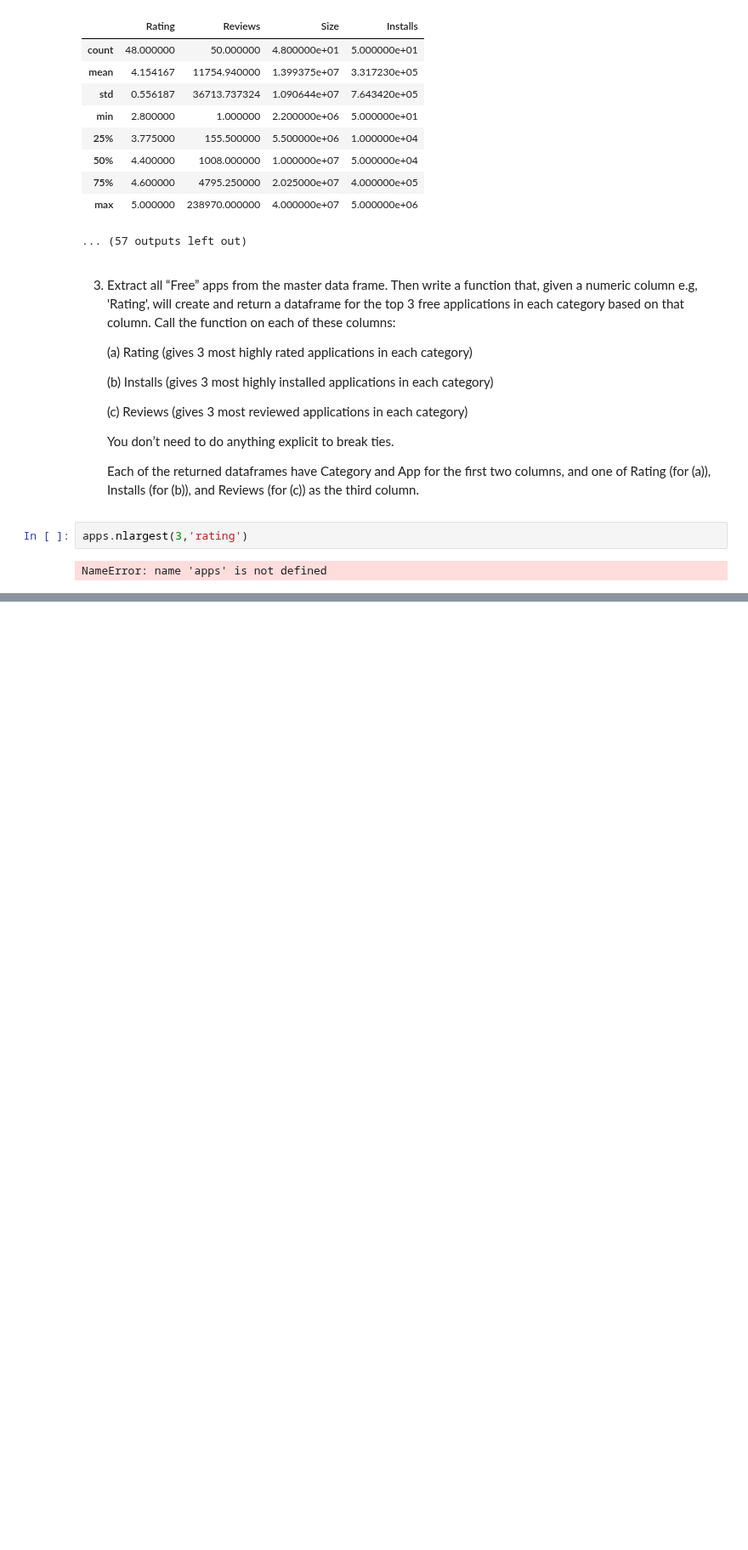
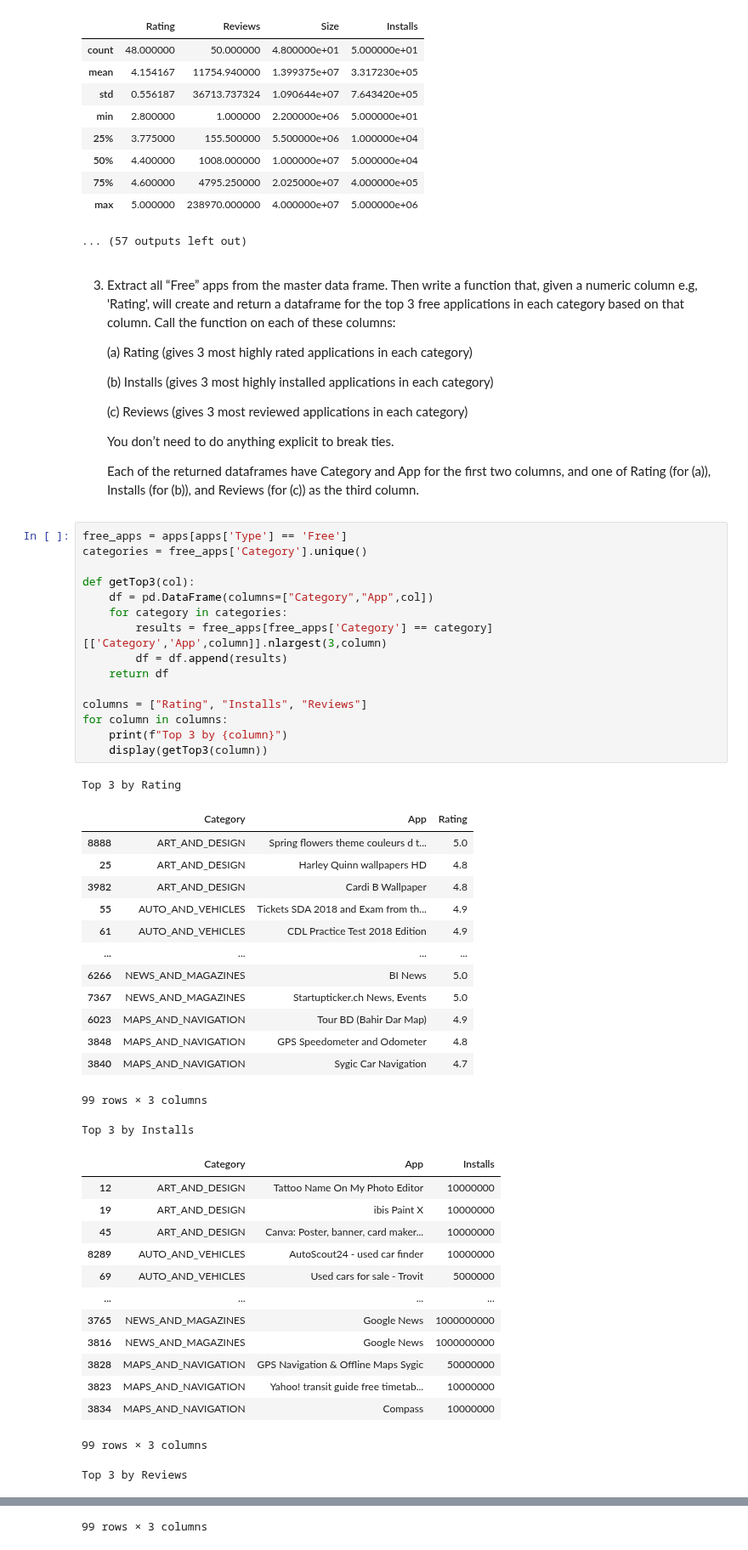
Before and after one commit to benwang2/obsidian-f22, a Jupyter notebook: Rutgers/2022 Fall/210/Assignments/Homework 3/src/google_apps.ipynb, the cells around one changed output, grey strips where cells are left out. Shown at 85% size. Cells and saved outputs as stored; diff of their text form; blank space fills up the shorter version.

```diff
--- a/Rutgers/2022 Fall/210/Assignments/Homework 3/src/google_apps.ipynb
+++ b/Rutgers/2022 Fall/210/Assignments/Homework 3/src/google_apps.ipynb
@@ -177,6 +176,47 @@ COMICS
 
    Each of the returned dataframes have Category and App for the first two columns, and one of Rating (for (a)), Installs (for (b)), and Reviews (for (c)) as the third column.
 # %%
-apps.nlargest(3,'rating')
+free_apps = apps[apps['Type'] == 'Free']
+categories = free_apps['Category'].unique()
+
+def getTop3(col):
+    df = pd.DataFrame(columns=["Category","App",col])
+    for category in categories:
+        results = free_apps[free_apps['Category'] == category][['Category','App',column]].nlargest(3,column)
+        df = df.append(results)
+    return df
+
+columns = ["Rating", "Installs", "Reviews"]
+for column in columns:
+    print(f"Top 3 by {column}")
+    display(getTop3(column))
 # %% [output]
-NameError: name 'apps' is not defined
+Top 3 by Rating
+|  | Category | App | Rating |
+| 8888 | ART_AND_DESIGN | Spring flowers theme couleurs d t... | 5.0 |
+| 25 | ART_AND_DESIGN | Harley Quinn wallpapers HD | 4.8 |
+| 3982 | ART_AND_DESIGN | Cardi B Wallpaper | 4.8 |
+| 55 | AUTO_AND_VEHICLES | Tickets SDA 2018 and Exam from th... | 4.9 |
+| 61 | AUTO_AND_VEHICLES | CDL Practice Test 2018 Edition | 4.9 |
+| ... | ... | ... | ... |
+| 6266 | NEWS_AND_MAGAZINES | BI News | 5.0 |
+| 7367 | NEWS_AND_MAGAZINES | Startupticker.ch News, Events | 5.0 |
+| 6023 | MAPS_AND_NAVIGATION | Tour BD (Bahir Dar Map) | 4.9 |
+| 3848 | MAPS_AND_NAVIGATION | GPS Speedometer and Odometer | 4.8 |
+| 3840 | MAPS_AND_NAVIGATION | Sygic Car Navigation | 4.7 |
+99 rows × 3 columns
+Top 3 by Installs
+|  | Category | App | Installs |
+| 12 | ART_AND_DESIGN | Tattoo Name On My Photo Editor | 10000000 |
+| 19 | ART_AND_DESIGN | ibis Paint X | 10000000 |
+| 45 | ART_AND_DESIGN | Canva: Poster, banner, card maker... | 10000000 |
+| 8289 | AUTO_AND_VEHICLES | AutoScout24 - used car finder | 10000000 |
+| 69 | AUTO_AND_VEHICLES | Used cars for sale - Trovit | 5000000 |
+| ... | ... | ... | ... |
+| 3765 | NEWS_AND_MAGAZINES | Google News | 1000000000 |
+| 3816 | NEWS_AND_MAGAZINES | Google News | 1000000000 |
+| 3828 | MAPS_AND_NAVIGATION | GPS Navigation & Offline Maps Sygic | 50000000 |
+| 3823 | MAPS_AND_NAVIGATION | Yahoo! transit guide free timetab... | 10000000 |
+| 3834 | MAPS_AND_NAVIGATION | Compass | 10000000 |
+99 rows × 3 columns
+Top 3 by Reviews
@@ -182,0 +235 @@ NameError: name 'apps' is not defined
+99 rows × 3 columns
```
Also changed, not shown: parts of 9 cells of this notebook, 1 other file.
